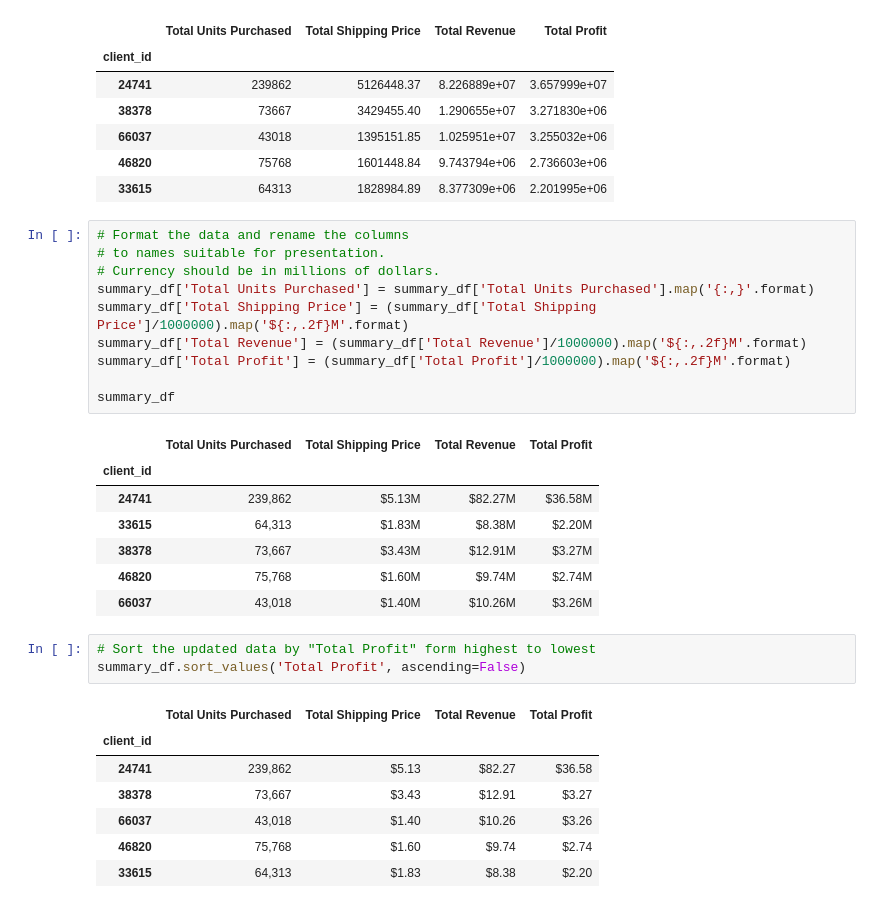
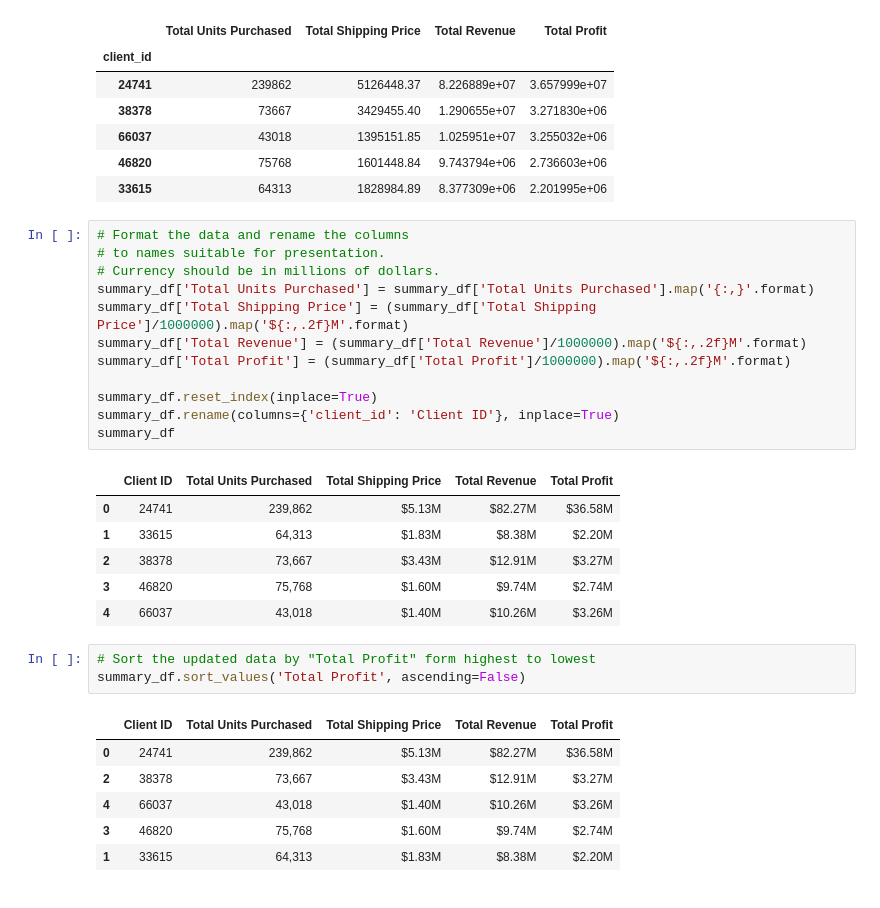
Before and after one commit to ReptilianRex6/pandas-challenge-1, a Jupyter notebook: module_4_challenge.ipynb, the cells around one changed output. Saved outputs shown, nothing was run; the diff lists cells and outputs as text.

```diff
--- a/module_4_challenge.ipynb
+++ b/module_4_challenge.ipynb
@@ -233,29 +233,29 @@ summary_df.sort_values('Total Profit', ascending=False)
 # %%
 # Format the data and rename the columns
 # to names suitable for presentation.
 # Currency should be in millions of dollars.
 summary_df['Total Units Purchased'] = summary_df['Total Units Purchased'].map('{:,}'.format)
 summary_df['Total Shipping Price'] = (summary_df['Total Shipping Price']/1000000).map('${:,.2f}M'.format)
 summary_df['Total Revenue'] = (summary_df['Total Revenue']/1000000).map('${:,.2f}M'.format)
 summary_df['Total Profit'] = (summary_df['Total Profit']/1000000).map('${:,.2f}M'.format)
 
+summary_df.reset_index(inplace=True)
+summary_df.rename(columns={'client_id': 'Client ID'}, inplace=True)
 summary_df
 # %% [output]
-|  | Total Units Purchased | Total Shipping Price | Total Revenue | Total Profit |
-| client_id |  |  |  |  |
-| 24741 | 239,862 | $5.13M | $82.27M | $36.58M |
-| 33615 | 64,313 | $1.83M | $8.38M | $2.20M |
-| 38378 | 73,667 | $3.43M | $12.91M | $3.27M |
-| 46820 | 75,768 | $1.60M | $9.74M | $2.74M |
-| 66037 | 43,018 | $1.40M | $10.26M | $3.26M |
+|  | Client ID | Total Units Purchased | Total Shipping Price | Total Revenue | Total Profit |
+| 0 | 24741 | 239,862 | $5.13M | $82.27M | $36.58M |
+| 1 | 33615 | 64,313 | $1.83M | $8.38M | $2.20M |
+| 2 | 38378 | 73,667 | $3.43M | $12.91M | $3.27M |
+| 3 | 46820 | 75,768 | $1.60M | $9.74M | $2.74M |
+| 4 | 66037 | 43,018 | $1.40M | $10.26M | $3.26M |
 # %%
 # Sort the updated data by "Total Profit" form highest to lowest
 summary_df.sort_values('Total Profit', ascending=False)
 # %% [output]
-|  | Total Units Purchased | Total Shipping Price | Total Revenue | Total Profit |
-| client_id |  |  |  |  |
-| 24741 | 239,862 | $5.13 | $82.27 | $36.58 |
-| 38378 | 73,667 | $3.43 | $12.91 | $3.27 |
-| 66037 | 43,018 | $1.40 | $10.26 | $3.26 |
-| 46820 | 75,768 | $1.60 | $9.74 | $2.74 |
-| 33615 | 64,313 | $1.83 | $8.38 | $2.20 |
+|  | Client ID | Total Units Purchased | Total Shipping Price | Total Revenue | Total Profit |
+| 0 | 24741 | 239,862 | $5.13M | $82.27M | $36.58M |
+| 2 | 38378 | 73,667 | $3.43M | $12.91M | $3.27M |
+| 4 | 66037 | 43,018 | $1.40M | $10.26M | $3.26M |
+| 3 | 46820 | 75,768 | $1.60M | $9.74M | $2.74M |
+| 1 | 33615 | 64,313 | $1.83M | $8.38M | $2.20M |
```
Also changed, not shown: parts of 5 cells of this notebook.
